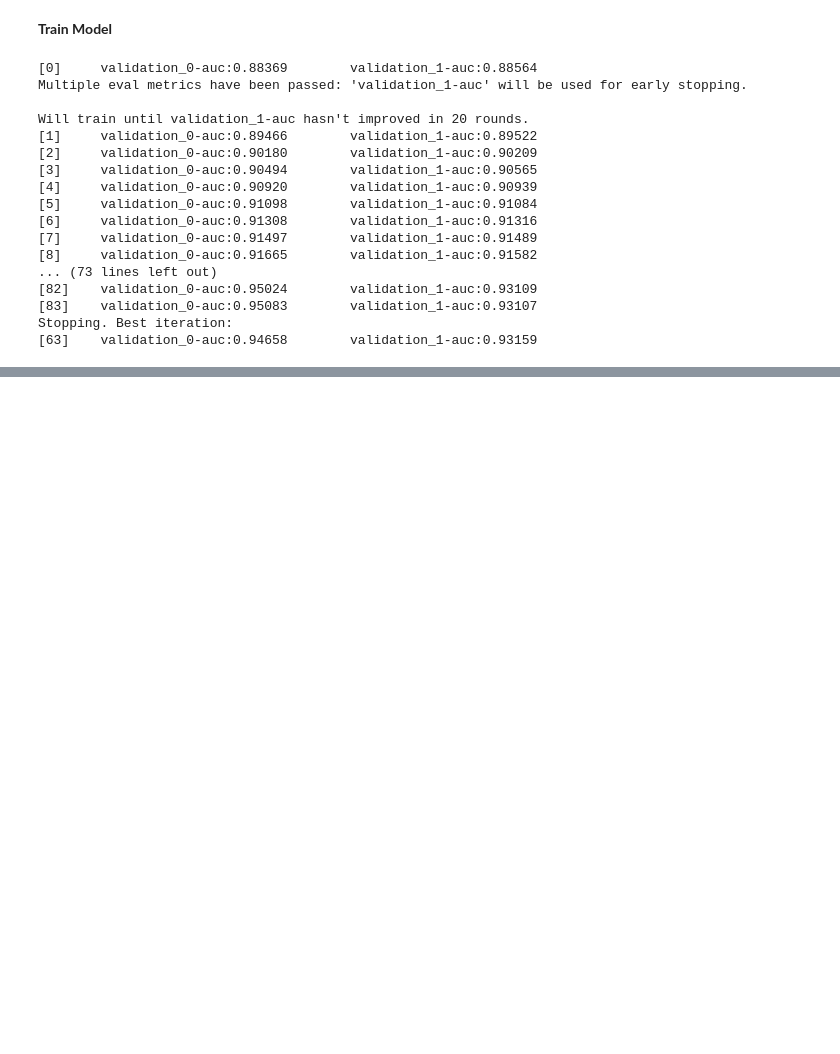
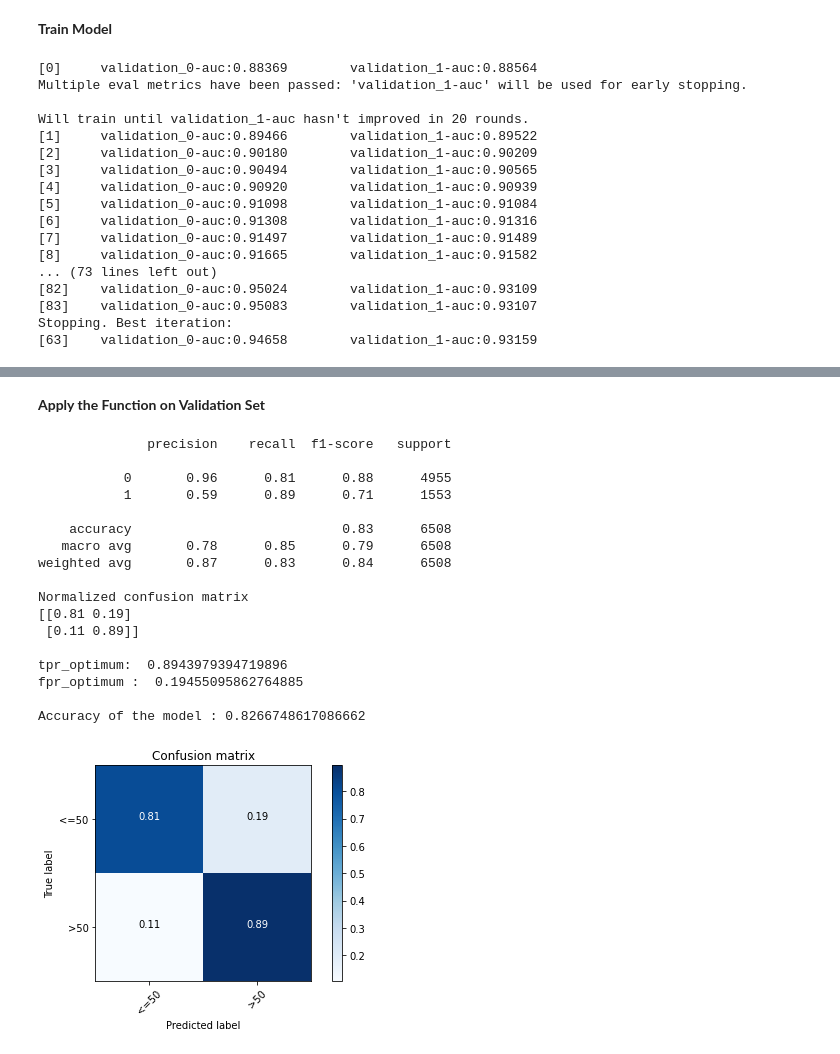
Before and after one commit to cansuergun/Income_Prediction, a Jupyter notebook: Income Level Prediction - XGBoost.ipynb, the cells around one changed output, grey strips where cells are left out. Saved outputs shown, nothing was run; the diff lists cells and outputs as text; code cells hidden in the pictures; blank space fills up the shorter version.

Commit message:
Evaluation Metrics Added

```diff
--- a/Income Level Prediction - XGBoost.ipynb
+++ b/Income Level Prediction - XGBoost.ipynb
@@ -56,0 +105,15 @@ Stopping. Best iteration:
+# %%
+def prediction_with_optimal_auc(y_pred, tpr, fpr, threshold):
+    optimal_idx = np.argmax(tpr - fpr)
+    optimal_threshold = threshold[optimal_idx]
+
+    #Converting probabilities into 1 or 0  \n
+    for i in range(0,(y_pred.shape[0])):
+        if y_pred[i]>=optimal_threshold:
+            y_pred[i]=1
+        else:
+            y_pred[i]=0
+
+    return y_pred, optimal_threshold
+# %%
+y_pred_valid, optimal_treshold_valid = prediction_with_optimal_auc(y_pred_valid, tpr_valid, fpr_valid, threshold_valid)
@@ -56,0 +169,40 @@ Stopping. Best iteration:
+# %% [markdown]
+**Apply the Function on Validation Set**
+# %%
+# Compute confusion matrix
+cmf = confusion_matrix(y_train.iloc[n_first:], y_pred_valid)
+np.set_printoptions(precision=2)
+
+print (classification_report(y_train.iloc[n_first:], y_pred_valid))
+
+# Plot non-normalized confusion matrix
+plt.figure()
+tpr_optimum, fpr_optimum = plot_confusion_matrix(cmf, classes=['<=50','>50'],normalize= True,  title='Confusion matrix')
+
+print('''''')
+print('tpr_optimum: ',tpr_optimum)
+print('fpr_optimum : ',fpr_optimum)
+#calculating accuracy of our model
+from sklearn.metrics import accuracy_score
+accuracy_xgb = accuracy_score(y_train.iloc[n_first:], y_pred_valid)
+print('''''')
+print('Accuracy of the model :', accuracy_xgb)
+# %% [output]
+              precision    recall  f1-score   support
+
+           0       0.96      0.81      0.88      4955
+           1       0.59      0.89      0.71      1553
+
+    accuracy                           0.83      6508
+   macro avg       0.78      0.85      0.79      6508
+weighted avg       0.87      0.83      0.84      6508
+
+Normalized confusion matrix
+[[0.81 0.19]
+ [0.11 0.89]]
+
+tpr_optimum:  0.8943979394719896
+fpr_optimum :  0.19455095862764885
+
+Accuracy of the model : 0.8266748617086662
+[figure, added]
```
Also changed, not shown: parts of 23 cells of this notebook, 1 other file.
